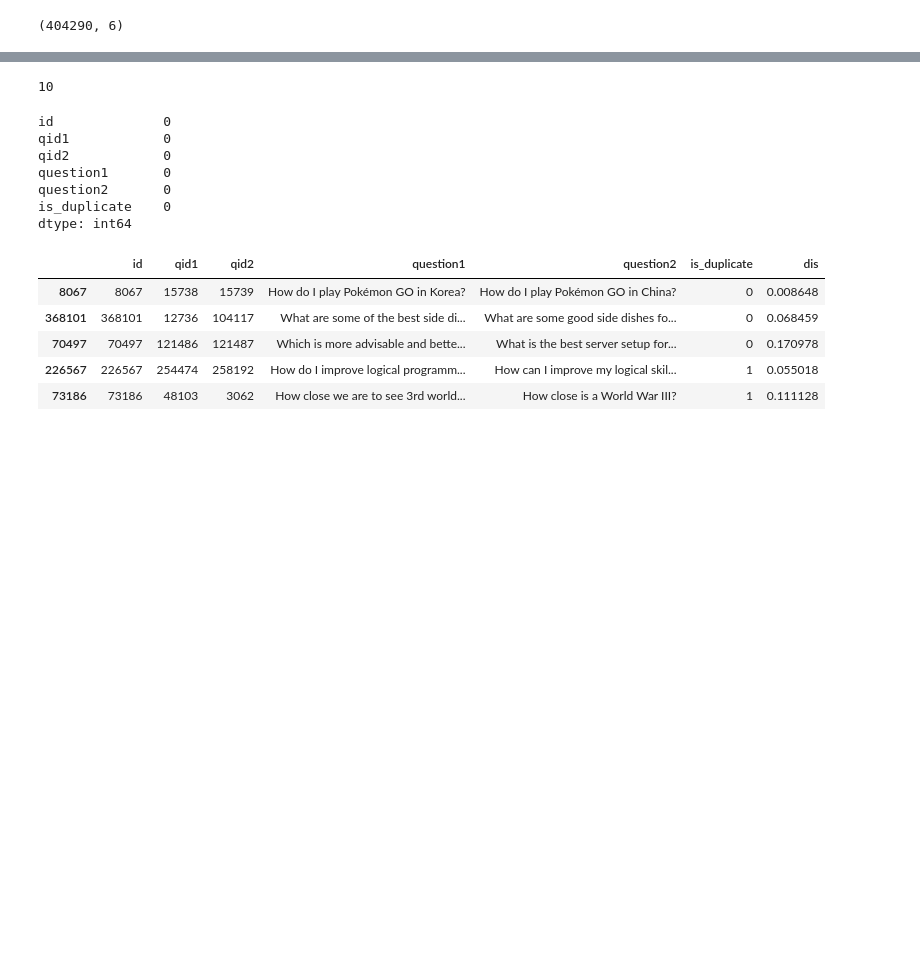
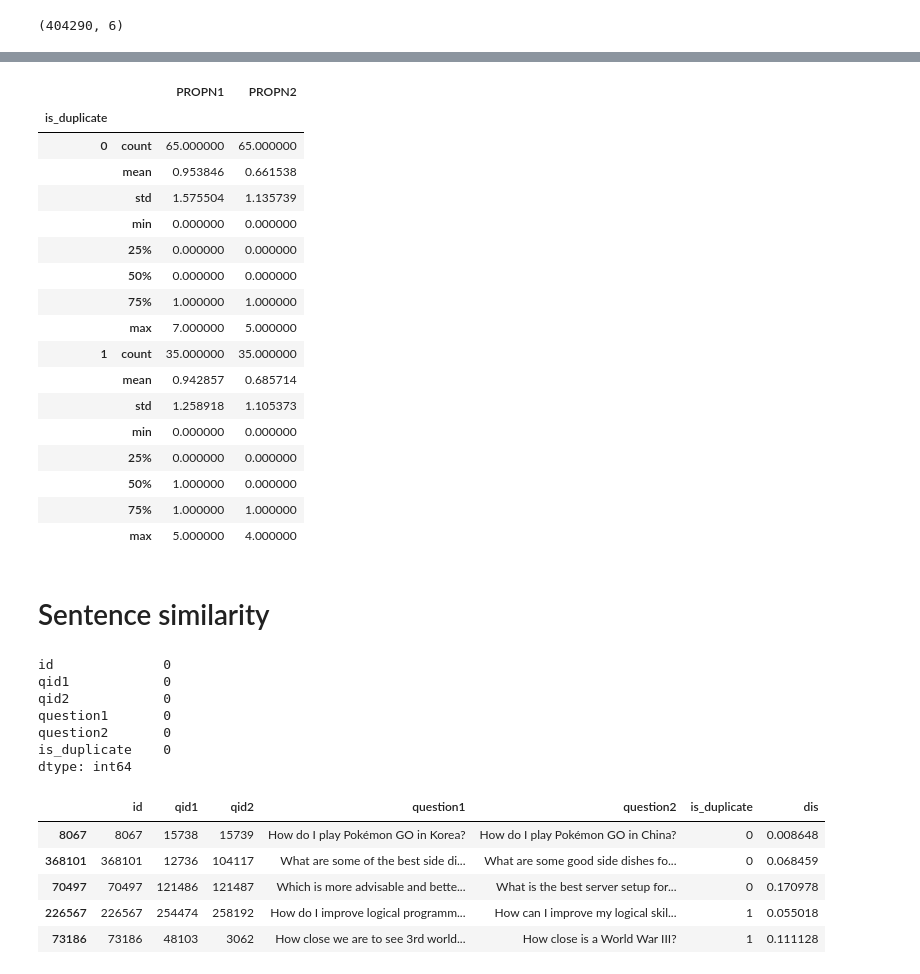
Before and after one commit to PrabhatCS/portfolio, a Jupyter notebook: Creating features with spacy.ipynb, the cells around one changed output, grey strips where cells are left out. Drawn from its saved outputs; the diff is of its cells as text; code cells hidden in the pictures; blank space fills up the shorter version.

```diff
--- a/Creating features with spacy.ipynb
+++ b/Creating features with spacy.ipynb
@@ -79,3 +96,26 @@ questions = train[['question1', 'question2']][0:10]
+# %%
+train_100[['is_duplicate', 'PROPN1', 'PROPN2']].groupby('is_duplicate').describe()
+# %% [output]
+|  |  | PROPN1 | PROPN2 |
+| is_duplicate |  |  |  |
+| 0 | count | 65.000000 | 65.000000 |
+|  | mean | 0.953846 | 0.661538 |
+|  | std | 1.575504 | 1.135739 |
+|  | min | 0.000000 | 0.000000 |
+|  | 25% | 0.000000 | 0.000000 |
+|  | 50% | 0.000000 | 0.000000 |
+|  | 75% | 1.000000 | 1.000000 |
+|  | max | 7.000000 | 5.000000 |
+| 1 | count | 35.000000 | 35.000000 |
+|  | mean | 0.942857 | 0.685714 |
+|  | std | 1.258918 | 1.105373 |
+|  | min | 0.000000 | 0.000000 |
+|  | 25% | 0.000000 | 0.000000 |
+|  | 50% | 1.000000 | 0.000000 |
+|  | 75% | 1.000000 | 1.000000 |
+|  | max | 5.000000 | 4.000000 |
+# %% [markdown]
+# Sentence similarity
 # %%
 def dis_similarity(question_pair):
 
@@ -83,10 +123,6 @@ def dis_similarity(question_pair):
     parsed2 = nlp(question_pair[1])
     anti_sim = 1 - parsed1.similarity(parsed2)
     return anti_sim
-# %%
-len(questions)
-# %% [output]
-10
 # %%
 sample_qs = train.sample(10000, random_state = 42)
 # %%
```
Also changed, not shown: parts of 26 cells of this notebook, 1 other file.
